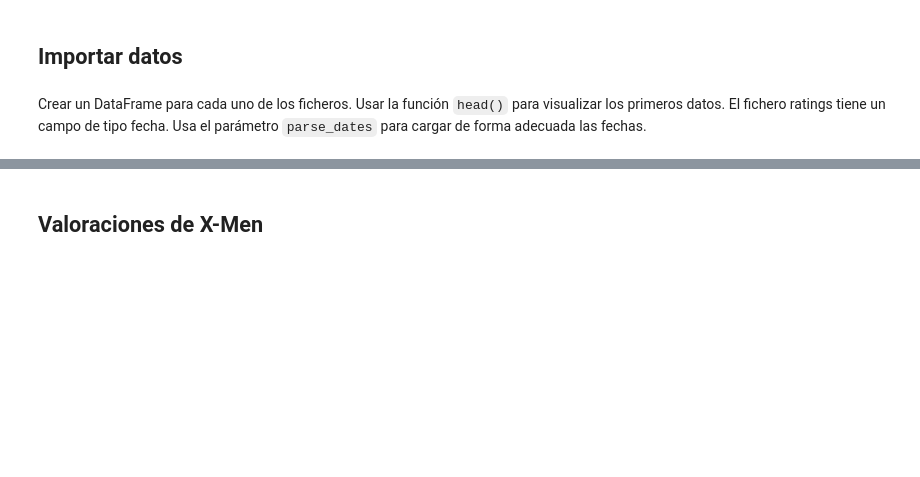
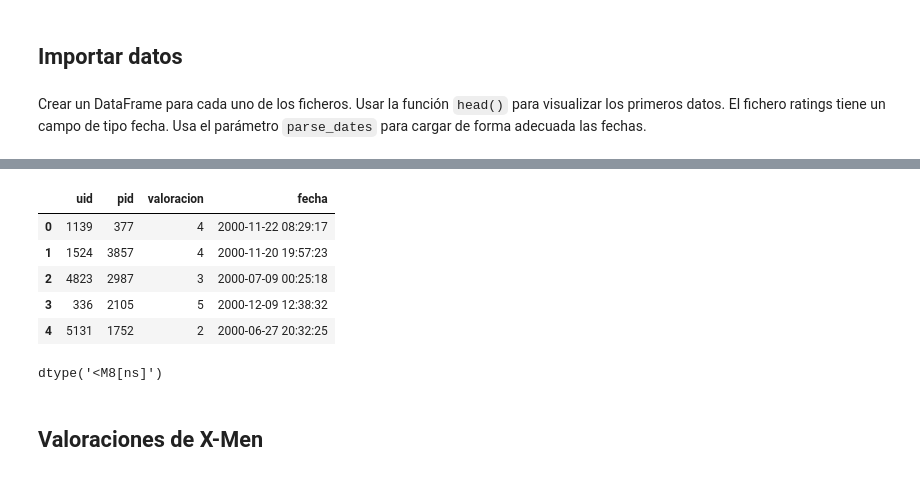
Before and after one commit to JunQiu0/MINPracticas, a Jupyter notebook: Practica1_analisis_datos_python/unidad_6/uso_pandas_01.ipynb, the cells around one changed output, grey strips where cells are left out. Saved outputs shown, nothing was run; the diff lists cells and outputs as text; code cells hidden in the pictures; blank space fills up the shorter version.

```diff
--- a/Practica1_analisis_datos_python/unidad_6/uso_pandas_01.ipynb
+++ b/Practica1_analisis_datos_python/unidad_6/uso_pandas_01.ipynb
@@ -36,7 +50,18 @@ peliculas.head(5)
 # %%
 colum_name = ["uid", "pid", "valoracion", "fecha"]
-valoraciones = pd.read_csv("ratings.dat", sep= ":", parse_dates= True, names=colum_name)
+valoraciones = pd.read_csv("ratings.dat", sep= ":", parse_dates= [3], names=colum_name)
 valoraciones.head(5)
+# %% [output]
+|  | uid | pid | valoracion | fecha |
+| 0 | 1139 | 377 | 4 | 2000-11-22 08:29:17 |
+| 1 | 1524 | 3857 | 4 | 2000-11-20 19:57:23 |
+| 2 | 4823 | 2987 | 3 | 2000-07-09 00:25:18 |
+| 3 | 336 | 2105 | 5 | 2000-12-09 12:38:32 |
+| 4 | 5131 | 1752 | 2 | 2000-06-27 20:32:25 |
+# %%
+(valoraciones["fecha"]).dtype
+# %% [output]
+dtype('<M8[ns]')
 # %% [markdown]
 ## Valoraciones de X-Men
 # %% [markdown]
```
Also changed, not shown: parts of 5 cells of this notebook, 1 other file.
